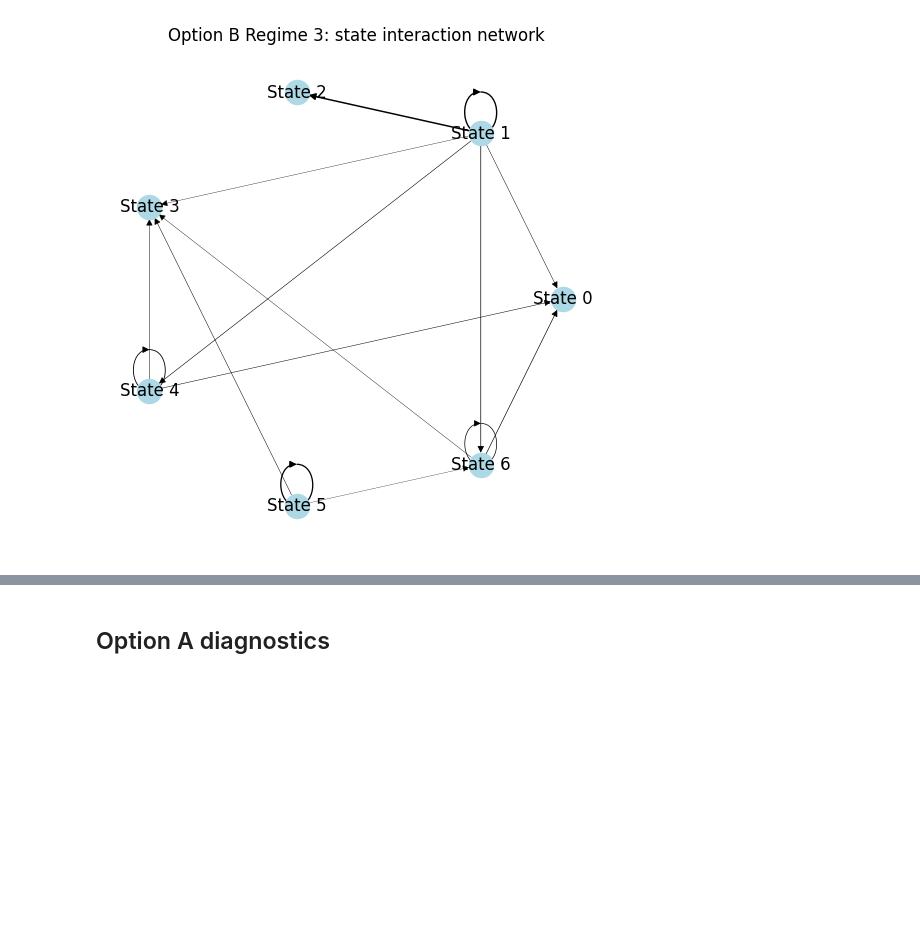
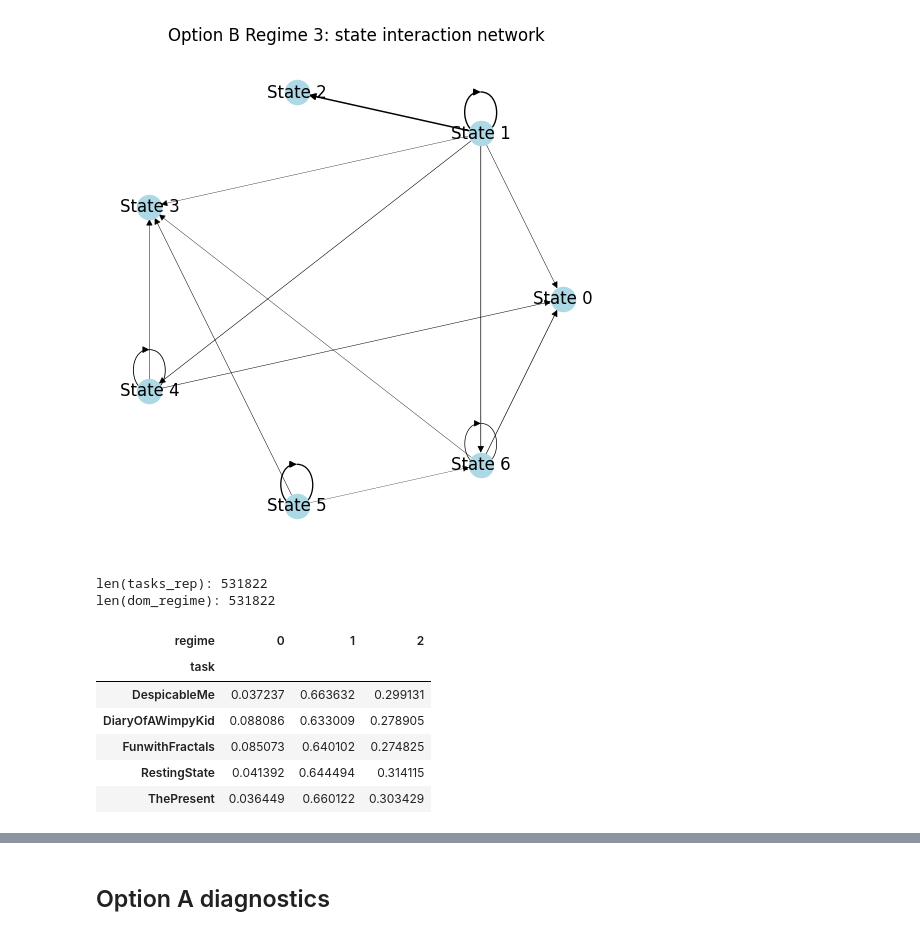
Before and after one commit to navidbahadoran/EEG-Research, a Jupyter notebook: notebooks/final_model_analysis.ipynb, the cells around one changed output, grey strips where cells are left out. Saved outputs shown, nothing was run; the diff lists cells and outputs as text; code cells hidden in the pictures; blank space fills up the shorter version.

```diff
--- a/notebooks/final_model_analysis.ipynb
+++ b/notebooks/final_model_analysis.ipynb
@@ -572,3 +610,46 @@ if artB is not None:
 [figure]
 [figure]
 [figure]
+# %%
+# ---------------------------------------------------------
+# Regime × Task alignment
+# ---------------------------------------------------------
+
+tasks = artB["tasks"]          # length N
+gamma = gamma_B                # shape (N, T, K)
+
+N, T, K = gamma.shape
+
+# one task per unit, repeated across OOS time
+tasks_rep = np.repeat(tasks, T)
+
+# dominant regime for each unit-time observation
+dom_regime = np.argmax(gamma, axis=2).reshape(-1)
+
+print("len(tasks_rep):", len(tasks_rep))
+print("len(dom_regime):", len(dom_regime))
+
+df = pd.DataFrame({
+    "task": tasks_rep,
+    "regime": dom_regime
+})
+
+regime_task = (
+    df.groupby(["task", "regime"])
+      .size()
+      .unstack(fill_value=0)
+)
+
+regime_task = regime_task.div(regime_task.sum(axis=1), axis=0)
+
+display(regime_task)
+# %% [output]
+len(tasks_rep): 531822
+len(dom_regime): 531822
+| regime | 0 | 1 | 2 |
+| task |  |  |  |
+| DespicableMe | 0.037237 | 0.663632 | 0.299131 |
+| DiaryOfAWimpyKid | 0.088086 | 0.633009 | 0.278905 |
+| FunwithFractals | 0.085073 | 0.640102 | 0.274825 |
+| RestingState | 0.041392 | 0.644494 | 0.314115 |
+| ThePresent | 0.036449 | 0.660122 | 0.303429 |
```
Also changed, not shown: parts of 4 cells of this notebook.
